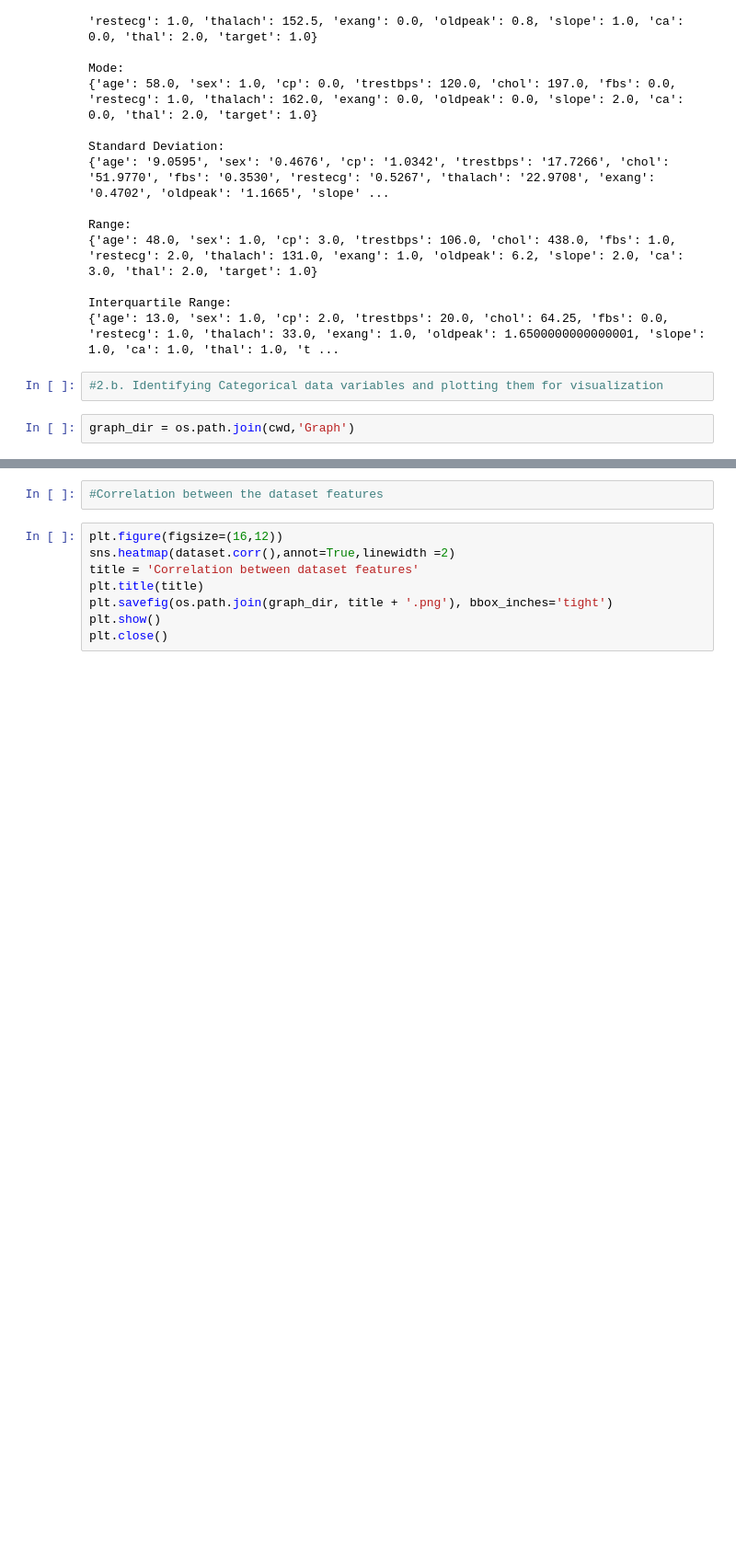
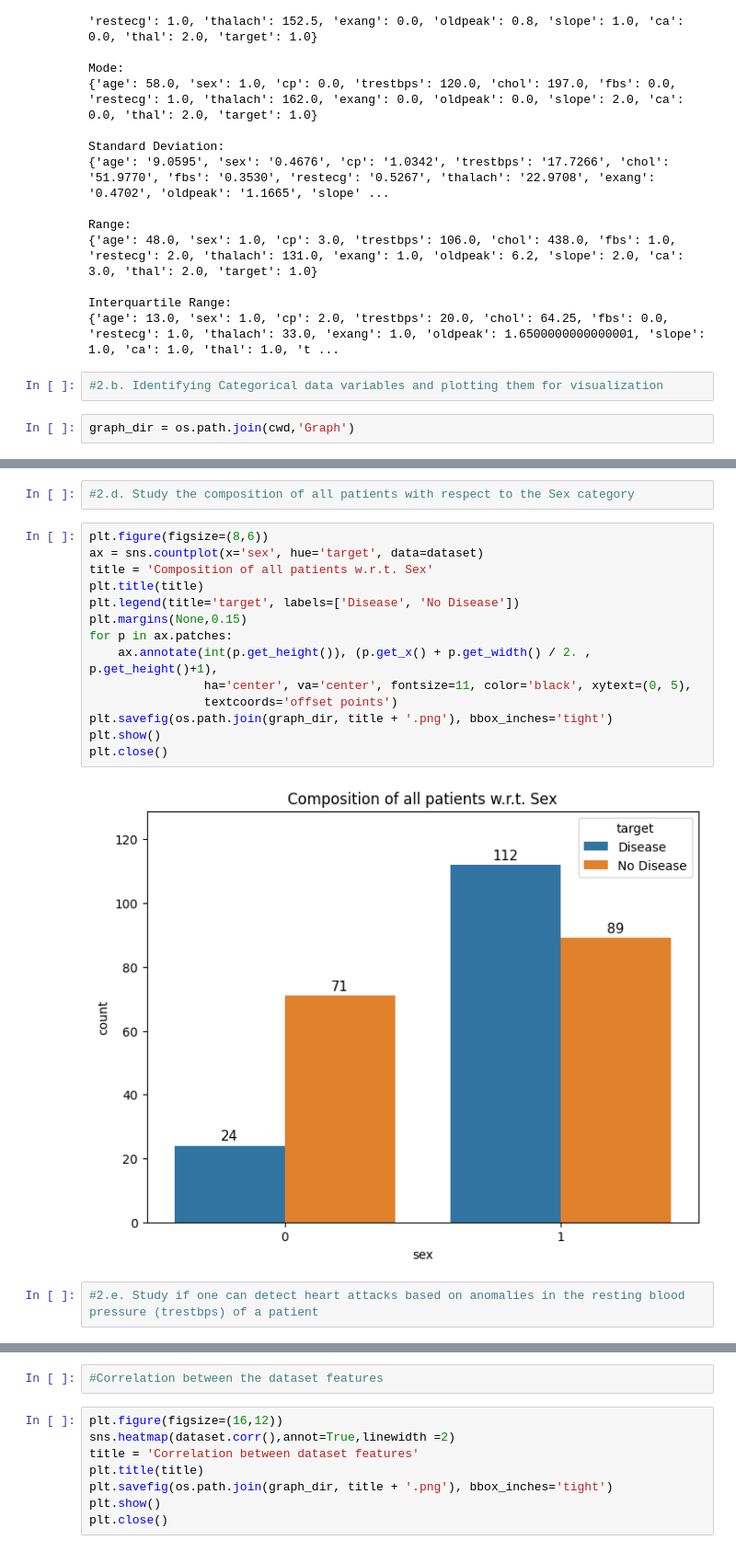
Before and after one commit to kanaishk/Machine-Learning, a Jupyter notebook: Project/Health Care/Heart Attack.ipynb, the cells around one changed output, grey strips where cells are left out. Shown at 92% size. Saved outputs shown, nothing was run; the diff lists cells and outputs as text; blank space fills up the shorter version.

```diff
--- a/Project/Health Care/Heart Attack.ipynb
+++ b/Project/Health Care/Heart Attack.ipynb
@@ -246,0 +268,20 @@ for var in list(categorical_vars.keys()):
+# %%
+#2.d. Study the composition of all patients with respect to the Sex category
+# %%
+plt.figure(figsize=(8,6))
+ax = sns.countplot(x='sex', hue='target', data=dataset)
+title = 'Composition of all patients w.r.t. Sex'
+plt.title(title)
+plt.legend(title='target', labels=['Disease', 'No Disease'])
+plt.margins(None,0.15)
+for p in ax.patches:
+    ax.annotate(int(p.get_height()), (p.get_x() + p.get_width() / 2. , p.get_height()+1),
+                ha='center', va='center', fontsize=11, color='black', xytext=(0, 5),
+                textcoords='offset points')
+plt.savefig(os.path.join(graph_dir, title + '.png'), bbox_inches='tight')
+plt.show()
+plt.close()
+# %% [output]
+[figure, added]
+# %%
+#2.e. Study if one can detect heart attacks based on anomalies in the resting blood pressure (trestbps) of a patient
```
Also changed, not shown: parts of 6 cells of this notebook, 14 other files.
